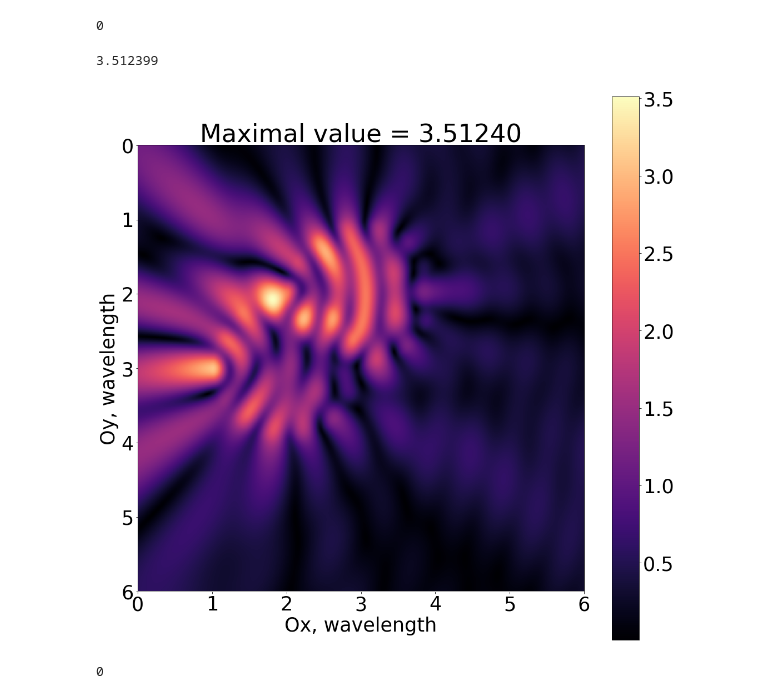
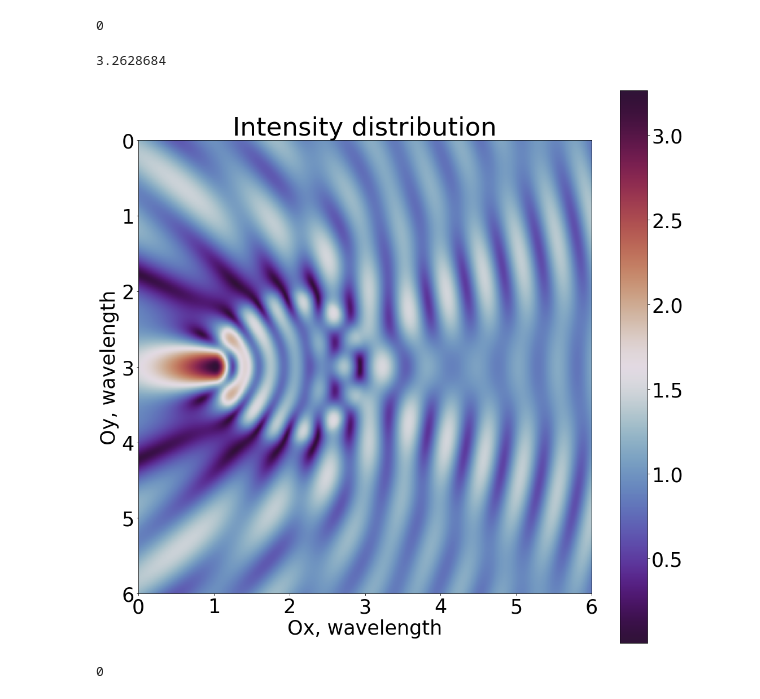
Before and after one commit to iurii-minin/pycuGMRES, a Jupyter notebook: example_of_work.ipynb, the cells around one changed output. Saved outputs shown, nothing was run; the diff lists cells and outputs as text; code cells hidden in the pictures.

```diff
--- a/example_of_work.ipynb
+++ b/example_of_work.ipynb
@@ -51,7 +51,7 @@ def set_params(N, Nsqrd, maxiter = 30, tolerance = 0.00001, wavelength_per_domai
 
     h_cuda_err = (c_uint * 1)(0)
 
-    visualize(np.abs(cylinder_mask).reshape(N, N), show_cbar=False)
+#     visualize(np.abs(cylinder_mask).reshape(N, N), show_cbar=False)
     py_to_ctype(cylinder_mask.reshape(N, N), h_mask)
     dev_mask = pycumalloc(Nsqrd, c_size_t(sizeof(c_bool)), h_cuda_err)
     pycuhost2gpu(h_mask, dev_mask, Nsqrd, c_size_t(sizeof(c_bool)))
@@ -68,7 +68,8 @@ def set_params(N, Nsqrd, maxiter = 30, tolerance = 0.00001, wavelength_per_domai
     h_res_vs_tol_p = c_bool(True)                                          # bool *h_res_vs_tol_p
     h_N = c_uint(N)                                                        # const unsigned int N
 
-    h_sigma = c_float(400/1024 * N)
+#     h_sigma = c_float(400/1024 * N)
+    h_sigma = c_float(-1)
     h_wavenumber = c_float(2 * 3.14 / ( N / wavelength_per_domain)) # 6 wavelengths per domain
     h_epsilon_internal = c_float(2.25)
     h_epsilon_external = c_float(1.)
@@ -163,7 +168,7 @@ for repetition in range(1):
         devh_debug2 = c_void_p()
         devh_debug3 = c_void_p()
 
-        pycuGMRESimproved(
+        pycuGMRESold(
             dev_mask,
             dev_solution,
             h_for_gradient,
@@ -231,7 +236,7 @@ for repetition in range(1):
 
 #         pycuDeviceReset()
 
-        print(h_actual_residual[-2])
+        print('h_actual_residual = ', h_actual_residual[-2])
 
         print("Total time = ", np.sum(get_nano_time(h_computation_times)/1e9))
 # %% [output]
@@ -297,11 +303,12 @@ solution = solution['x'] + 1j * solution['y']
 # %%
 np.max(np.abs(solution))
 # %% [output]
-3.512399
+3.2628684
 # %%
-visualize(np.abs(solution).reshape(N, N).T, wavelength_per_domain = 6 )
+visualize(np.abs(solution).reshape(N, N).T, wavelength_per_domain = 6, title_max = False, title = "Intensity distribution",
+          cmap = 'twilight_shifted') #twilight /twilight_shifted / magma
 # %% [output]
-[figure, old version]
+[figure, new version]
 # %%
 h_analytical_solution = (c_complex * Nsqrd )()    # cuComplex *dev_analytical_solution
 analytical_solution = get_complex_array(file_an_sol)
```
Also changed, not shown: parts of 3 cells of this notebook, 11 other files.
